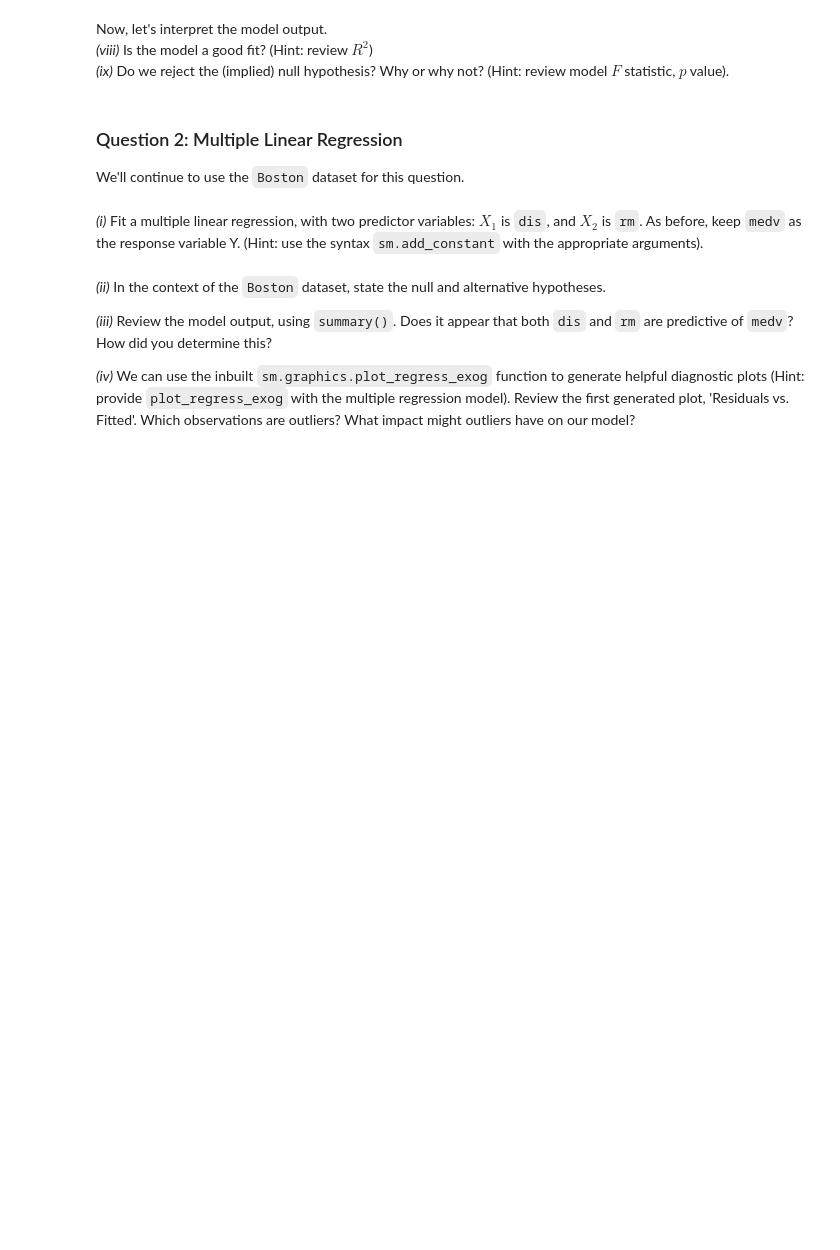
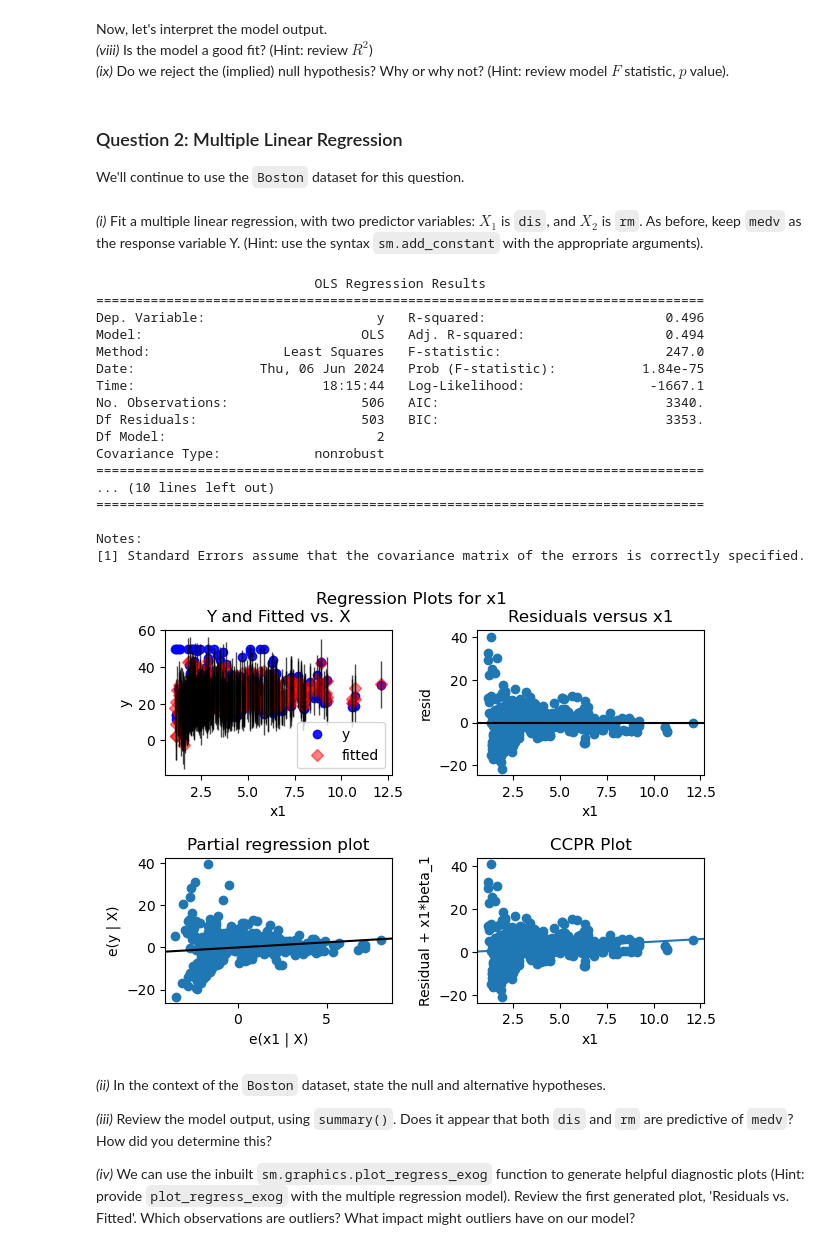
Before and after one commit to UofT-DSI/applying_statistical_concepts, a Jupyter notebook: 02_assignments/assignment_1.ipynb, the cells around one changed output. Saved outputs shown, nothing was run; the diff lists cells and outputs as text; code cells hidden in the pictures; blank space fills up the shorter version.

```diff
--- a/02_assignments/assignment_1.ipynb
+++ b/02_assignments/assignment_1.ipynb
@@ -73,3 +102,10 @@ _(iii)_ What is the (implied) null hypothesis? What is the (implied) alternative
 _(iv)_ Now, let’s fit a simple regression model, using the general syntax `sm.OLS()` and `model.fit()`. As above, use `medv` as the response variable Y, and `dis` as the predictor variable X. (Hint: use the syntax `sm.add_constant` with the appropriate argument).
 # %%
 # Add your code here
+X = sm.add_constant(dis)
+Y = medv
+
+model = sm.OLS(Y, X).fit()
+
+print(model.summary())
+print(model.conf_int())
@@ -95,6 +177,31 @@ We'll continue to use the `Boston` dataset for this question.
 _(i)_ Fit a multiple linear regression, with two predictor variables: $X_1$ is `dis`, and $X_2$ is `rm`. As before, keep `medv` as the response variable Y. (Hint: use the syntax `sm.add_constant` with the appropriate arguments).
 # %%
 # Add your code here
+X = Boston[['dis', 'rm']].values
+X = sm.add_constant(X)
+Y = Boston['medv'].values
+
+model = sm.OLS(Y, X).fit()
+print(model.summary())
+# %% [output]
+                            OLS Regression Results
+==============================================================================
+Dep. Variable:                      y   R-squared:                       0.496
+Model:                            OLS   Adj. R-squared:                  0.494
+Method:                 Least Squares   F-statistic:                     247.0
+Date:                Thu, 06 Jun 2024   Prob (F-statistic):           1.84e-75
+Time:                        18:15:44   Log-Likelihood:                -1667.1
+No. Observations:                 506   AIC:                             3340.
+Df Residuals:                     503   BIC:                             3353.
+Df Model:                           2
+Covariance Type:            nonrobust
+==============================================================================
+... (10 lines left out)
+==============================================================================
+
+Notes:
+[1] Standard Errors assume that the covariance matrix of the errors is correctly specified.
+[figure, added]
 # %% [markdown]
 _(ii)_ In the context of the `Boston` dataset, state the null and alternative hypotheses.
 
```
Also changed, not shown: parts of 11 cells of this notebook.
